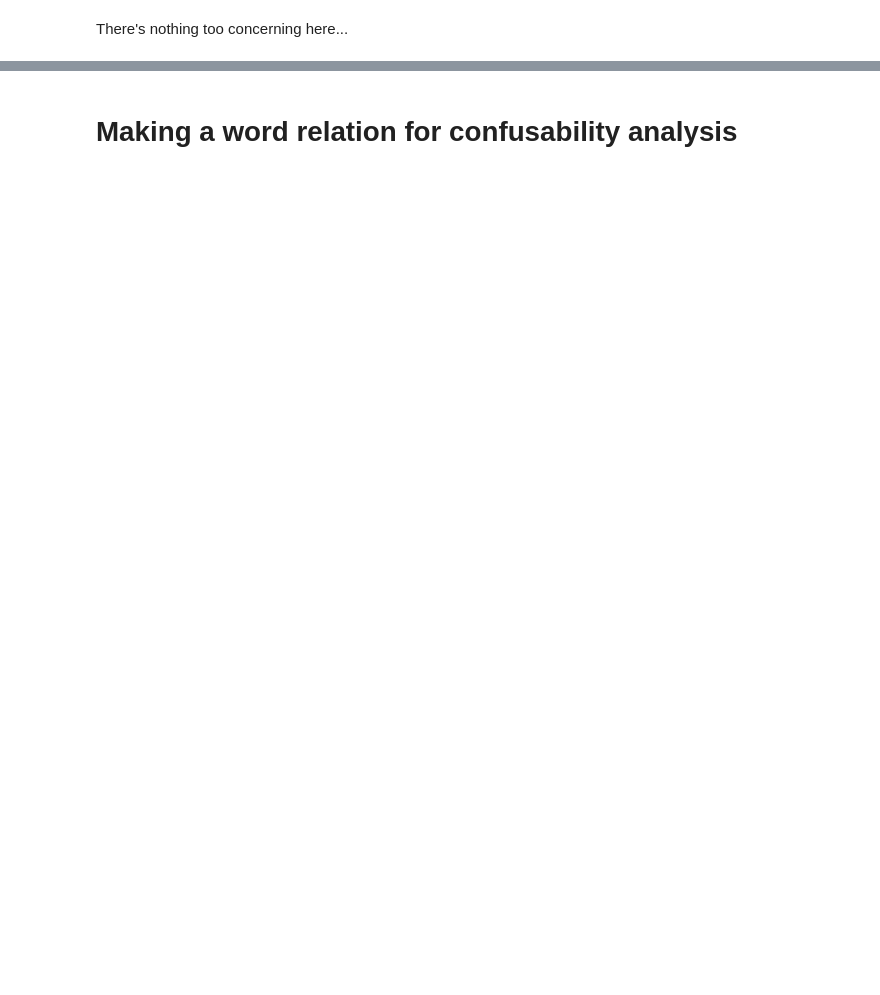
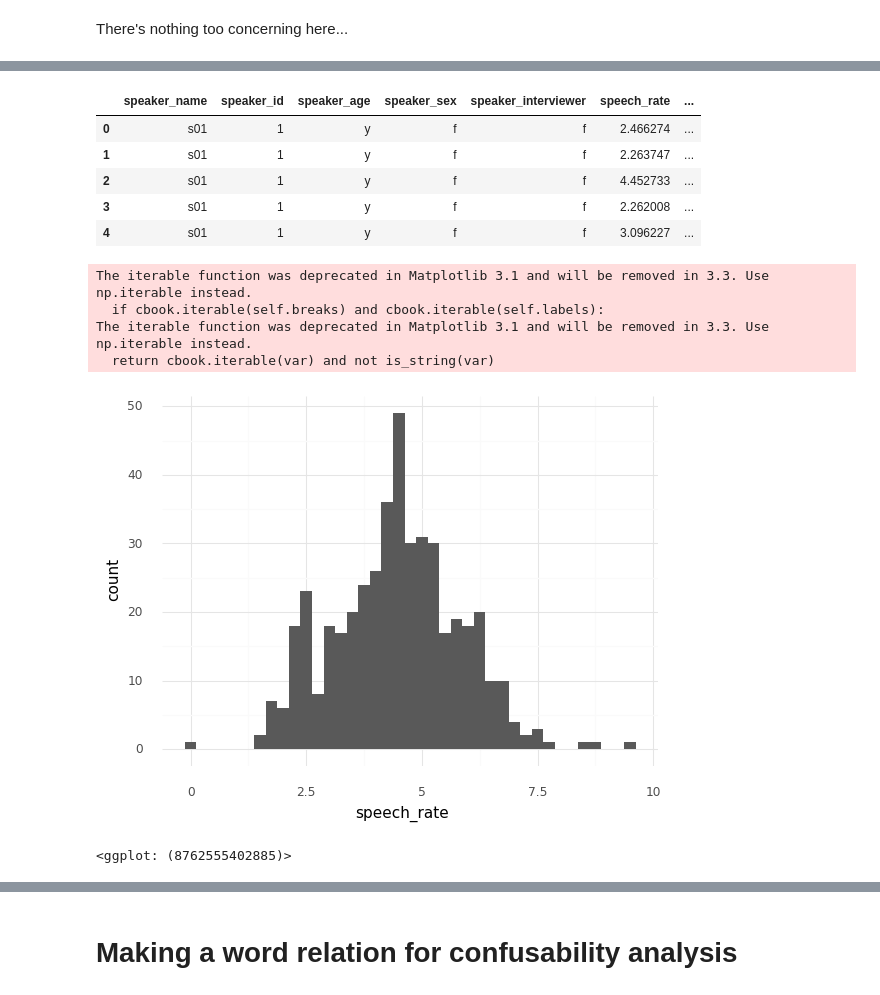
Before and after one commit to emeinhardt/buckeye-lm, a Jupyter notebook: Preprocessing Buckeye corpus transcriptions for ease of processing and use with kenlm.ipynb, the cells around one changed output, grey strips where cells are left out. Drawn from its saved outputs; the diff is of its cells as text; code cells hidden in the pictures; blank space fills up the shorter version.

```diff
--- a/Preprocessing Buckeye corpus transcriptions for ease of processing and use with kenlm.ipynb
+++ b/Preprocessing Buckeye corpus transcriptions for ease of processing and use with kenlm.ipynb
@@ -987,0 +1184,17 @@ There's nothing too concerning here...
+# %%
+s01speech_rate_df = speech_rate_df_groupped.get_group(('s01', 1))
+s01speech_rate_df.head()
+ggplot(s01speech_rate_df, aes(x='speech_rate')) + geom_histogram(binwidth=0.25) + theme_minimal()
+# %% [output]
+|  | speaker_name | speaker_id | speaker_age | speaker_sex | speaker_interviewer | speech_rate | ... |
+| 0 | s01 | 1 | y | f | f | 2.466274 | ... |
+| 1 | s01 | 1 | y | f | f | 2.263747 | ... |
+| 2 | s01 | 1 | y | f | f | 4.452733 | ... |
+| 3 | s01 | 1 | y | f | f | 2.262008 | ... |
+| 4 | s01 | 1 | y | f | f | 3.096227 | ... |
+The iterable function was deprecated in Matplotlib 3.1 and will be removed in 3.3. Use np.iterable instead.
+  if cbook.iterable(self.breaks) and cbook.iterable(self.labels):
+The iterable function was deprecated in Matplotlib 3.1 and will be removed in 3.3. Use np.iterable instead.
+  return cbook.iterable(var) and not is_string(var)
+[figure, added]
+<ggplot: (8762555402885)>
```
Also changed, not shown: parts of 81 cells of this notebook.
